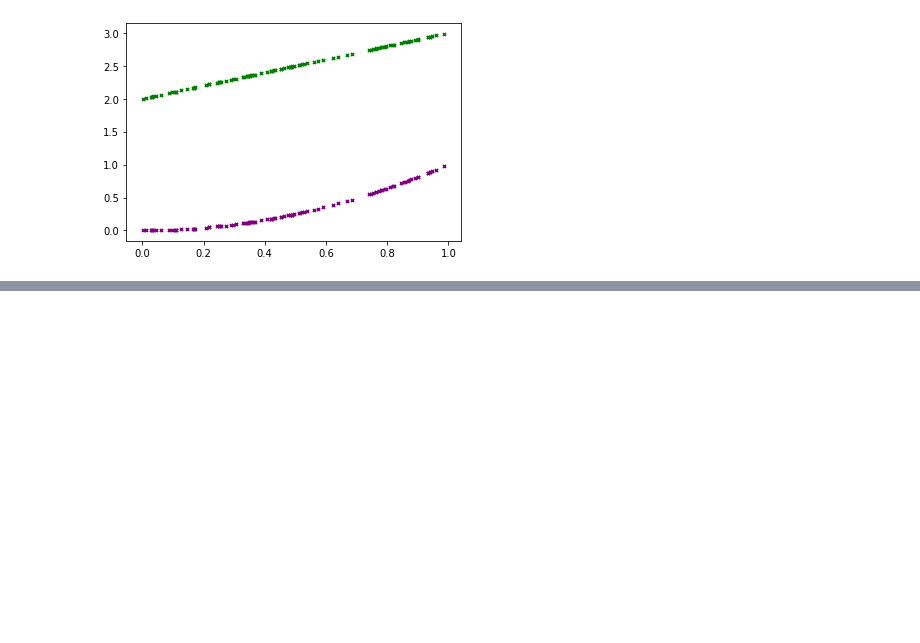
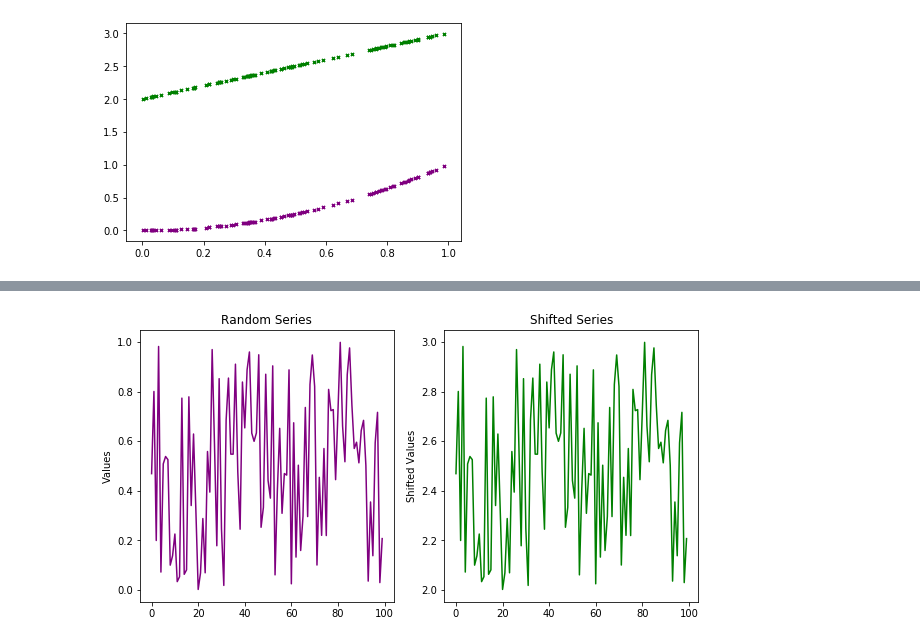
Before and after one commit to matthewmjm/data-science-exercises, a Jupyter notebook: 7-basic-stats-and-probability-with-python/7.4_Plotting-basics.ipynb, the cells around one changed output, grey strips where cells are left out. Drawn from its saved outputs; the diff is of its cells as text; code cells hidden in the pictures; blank space fills up the shorter version.

```diff
--- a/7-basic-stats-and-probability-with-python/7.4_Plotting-basics.ipynb
+++ b/7-basic-stats-and-probability-with-python/7.4_Plotting-basics.ipynb
@@ -128,0 +143,34 @@ plt.show()
+# %%
+import matplotlib.pyplot as plt
+import numpy as np
+import pandas as pd
+%matplotlib inline
+
+## Make the random functions consistent and replicable.
+np.random.seed(1221)
+
+## Make a blank data frame
+df = pd.DataFrame()
+df['rand'] = np.random.rand(100) #Add a column of random numbers
+df['rand_sq'] = df['rand'] ** 2
+df['rand_shift'] = df['rand'] + 2
+
+# When creating a data frame an index column of counts is created, counting from 0.
+# Here we do a few transforms on that index to create some extra
+df['counts_sq'] = df.index ** 2
+df['counts_sqrt'] = np.sqrt(df.index)
+# %%
+plt.figure(figsize=(10, 5))
+
+plt.subplot(1, 2, 1)
+plt.plot(df['rand'], color='purple')
+plt.ylabel('Values')
+plt.title('Random Series')
+
+plt.subplot(1, 2, 2)
+plt.plot(df['rand_shift'], color='green')
+plt.ylabel('Shifted Values')
+plt.title('Shifted Series')
+plt.show()
+# %% [output]
+[figure, added]
```
Also changed, not shown: parts of 16 cells of this notebook, 9 other files.
